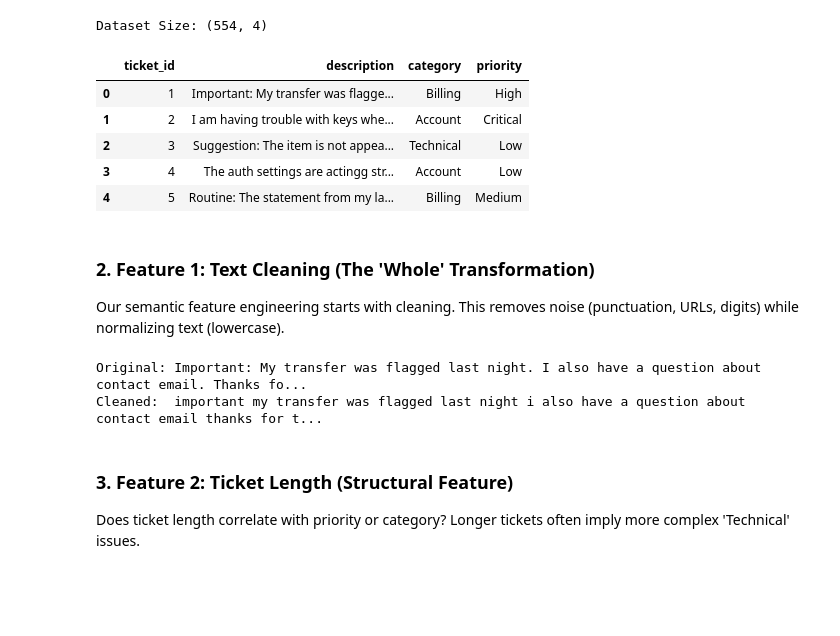
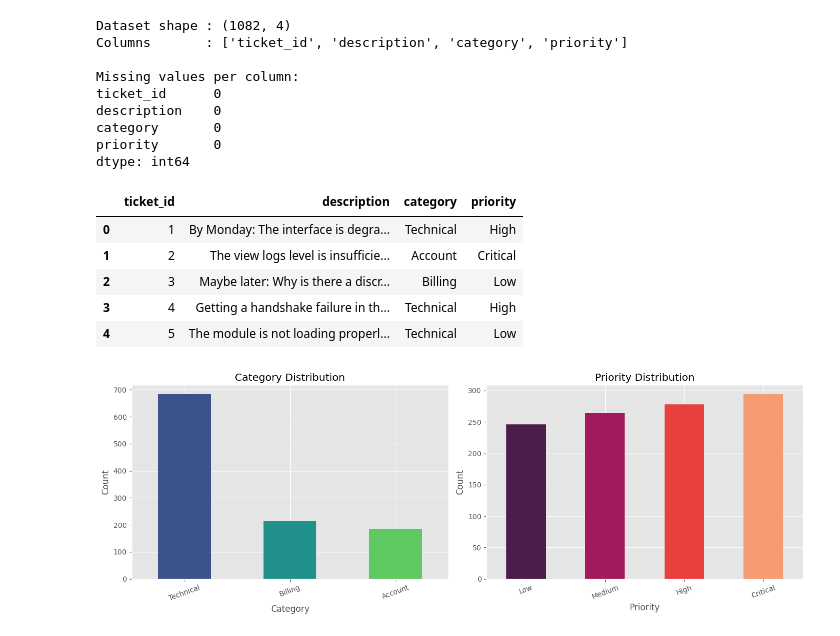
Before and after one commit to vishal171104/AICustomerSupportclassifier, a Jupyter notebook: notebook/eda.ipynb, the cells around one changed output. Saved outputs shown, nothing was run; the diff lists cells and outputs as text; code cells hidden in the pictures; blank space fills up the shorter version.

```diff
--- a/notebook/eda.ipynb
+++ b/notebook/eda.ipynb
@@ -27,33 +44,50 @@ sns.set_palette("viridis")
 # %%
-DATA_PATH = BASE_DIR / "data" / "tickets.csv"
+DATA_PATH = BASE_DIR / 'data' / 'tickets.csv'
 df = pd.read_csv(DATA_PATH)
 
-print(f"Dataset Size: {df.shape}")
+print(f'Dataset shape : {df.shape}')
+print(f'Columns       : {list(df.columns)}')
+print('\nMissing values per column:')
+print(df.isnull().sum())
+
+# ── Ensure no NaNs in the text column ────────────────
+df['description'] = df['description'].fillna('')
+
 df.head()
 # %% [output]
-Dataset Size: (554, 4)
+Dataset shape : (1082, 4)
+Columns       : ['ticket_id', 'description', 'category', 'priority']
+
+Missing values per column:
+ticket_id      0
+description    0
+category       0
+priority       0
+dtype: int64
 |  | ticket_id | description | category | priority |
-| 0 | 1 | Important: My transfer was flagge... | Billing | High |
-| 1 | 2 | I am having trouble with keys whe... | Account | Critical |
-| 2 | 3 | Suggestion: The item is not appea... | Technical | Low |
-| 3 | 4 | The auth settings are actingg str... | Account | Low |
-| 4 | 5 | Routine: The statement from my la... | Billing | Medium |
+| 0 | 1 | By Monday: The interface is degra... | Technical | High |
+| 1 | 2 | The view logs level is insufficie... | Account | Critical |
+| 2 | 3 | Maybe later: Why is there a discr... | Billing | Low |
+| 3 | 4 | Getting a handshake failure in th... | Technical | High |
+| 4 | 5 | The module is not loading properl... | Technical | Low |
-# %% [markdown]
-### 2. Feature 1: Text Cleaning (The 'Whole' Transformation)
-Our semantic feature engineering starts with cleaning. This removes noise (punctuation, URLs, digits) while normalizing text (lowercase).
-# %%
-# Original text vs Cleaned text
-sample_text = df.iloc[0]['description']
-cleaned_sample = clean_text(sample_text)
-
-print(f"Original: {sample_text[:100]}...")
-print(f"Cleaned:  {cleaned_sample[:100]}...")
-
-# Apply to whole dataset
-df['clean_text'] = df['description'].apply(clean_text)
-# %% [output]
-Original: Important: My transfer was flagged last night. I also have a question about contact email. Thanks fo...
-Cleaned:  important my transfer was flagged last night i also have a question about contact email thanks for t...
-# %% [markdown]
-### 3. Feature 2: Ticket Length (Structural Feature)
-Does ticket length correlate with priority or category? Longer tickets often imply more complex 'Technical' issues.
+# %%
+fig, axes = plt.subplots(1, 2, figsize=(14, 5))
+
+df['category'].value_counts().plot(kind='bar', ax=axes[0], color=sns.color_palette('viridis', 3))
+axes[0].set_title('Category Distribution')
+axes[0].set_xlabel('Category')
+axes[0].set_ylabel('Count')
+axes[0].tick_params(axis='x', rotation=20)
+
+priority_order = ['Low', 'Medium', 'High', 'Critical']
+priority_counts = df['priority'].value_counts().reindex(priority_order, fill_value=0)
+priority_counts.plot(kind='bar', ax=axes[1], color=sns.color_palette('rocket', 4))
+axes[1].set_title('Priority Distribution')
+axes[1].set_xlabel('Priority')
+axes[1].set_ylabel('Count')
+axes[1].tick_params(axis='x', rotation=20)
+
+plt.tight_layout()
+plt.show()
+# %% [output]
+[figure, added]
```
Also changed, not shown: parts of 25 cells of this notebook, 17 other files.
